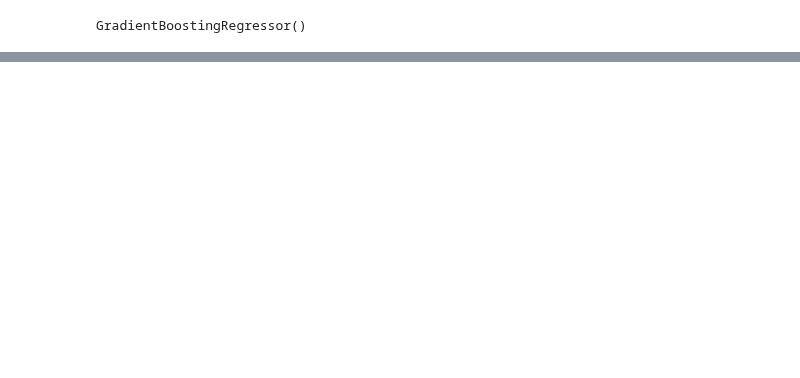
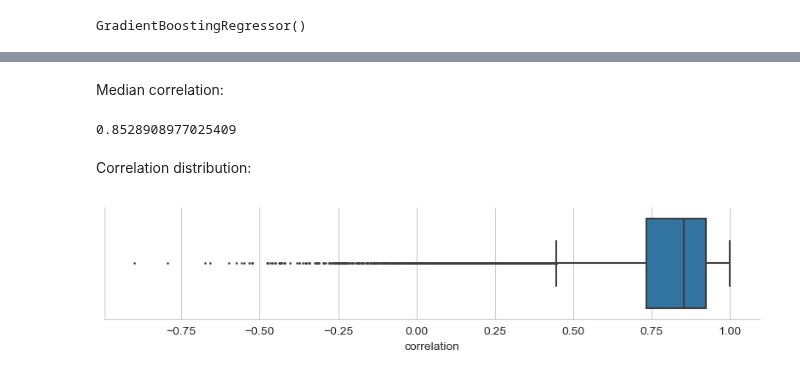
Before and after one commit to ProteomicsML/ProteomicsML, a Jupyter notebook: tutorials/fragmentation/nist-2-traditional-ml-gradient-boosting.ipynb, the cells around one changed output, grey strips where cells are left out. Drawn from its saved outputs; the diff is of its cells as text; code cells hidden in the pictures; blank space fills up the shorter version.

```diff
--- a/tutorials/fragmentation/nist-2-traditional-ml-gradient-boosting.ipynb
+++ b/tutorials/fragmentation/nist-2-traditional-ml-gradient-boosting.ipynb
@@ -291,0 +361,3 @@ this hyperopt run, using 874 estimators results in a more performant model.
+# %%
+y_test_pred = reg.predict(X_test)
+np.corrcoef(y_test, y_test_pred)[0][1]
@@ -291,0 +369,7 @@ this hyperopt run, using 874 estimators results in a more performant model.
+# %%
+prediction_df_y = pd.DataFrame({
+    "spectrum_id": test_encoded["spectrum_id"],
+    "target_y": y_test,
+    "prediction_y": y_test_pred,
+})
+prediction_df_y
@@ -291,0 +390,5 @@ this hyperopt run, using 874 estimators results in a more performant model.
+# %%
+corr_y = prediction_df_y.groupby("spectrum_id").corr().iloc[::2]['prediction_y']
+corr_y.index = corr_y.index.droplevel(1)
+corr_y = corr_y.reset_index().rename(columns={"prediction_y": "correlation"})
+corr_y
@@ -291,0 +409,21 @@ this hyperopt run, using 874 estimators results in a more performant model.
+# %% [markdown]
+Median correlation:
+# %%
+corr_y["correlation"].median()
+# %% [output]
+0.8528908977025409
+# %% [markdown]
+Correlation distribution:
+# %%
+import matplotlib.pyplot as plt
+import seaborn as sns
+sns.set_style("whitegrid")
+# %%
+sns.catplot(
+    data=corr_y, x="correlation",
+    fliersize=1,
+    kind="box", aspect=4, height=2
+)
+plt.show()
+# %% [output]
+[figure, added]
```
Also changed, not shown: parts of 46 cells of this notebook, 4 other files.
